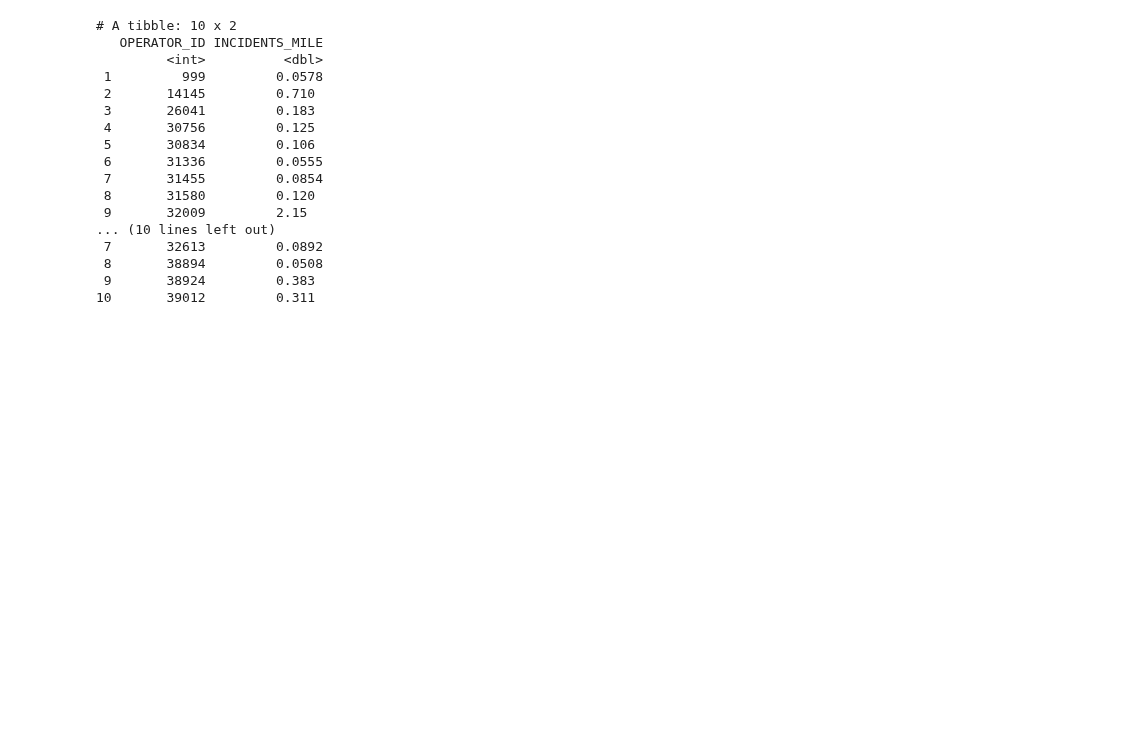
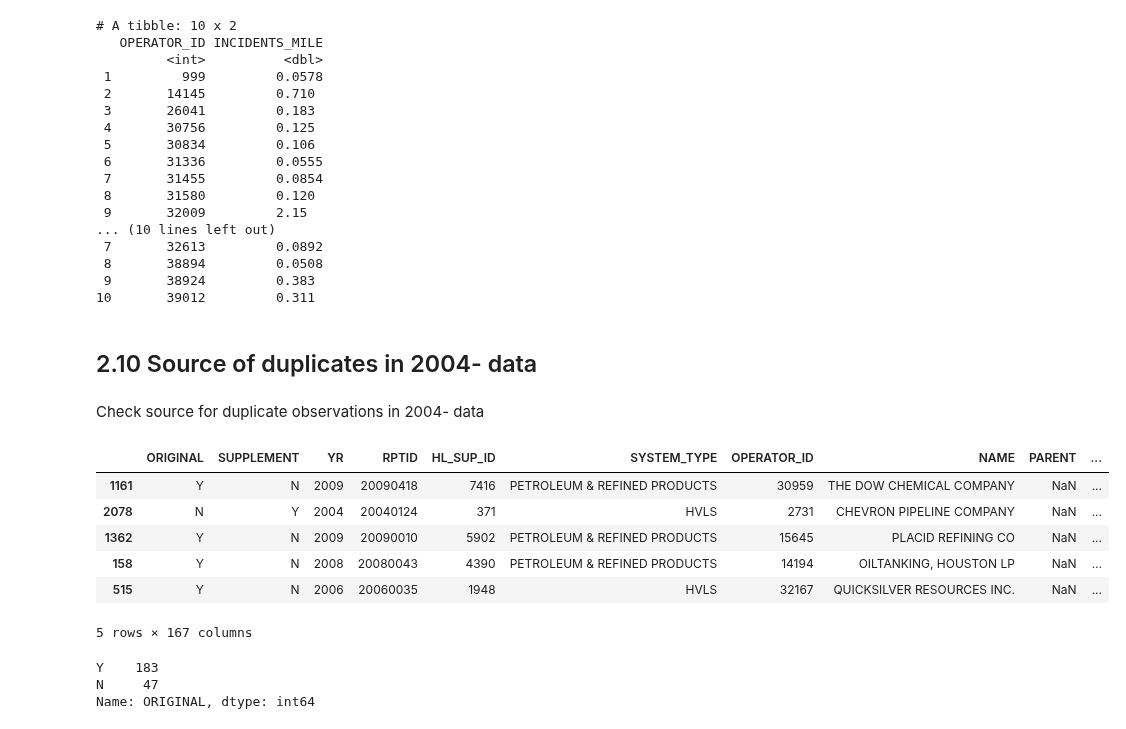
Before and after one commit to julianbarg/oil_industry, a Jupyter notebook: workbooks/2py_data_exploration.ipynb, the cells around one changed output. Cells and saved outputs as stored; diff of their text form; code cells hidden in the pictures; blank space fills up the shorter version.

Commit message:
Preparing for fully merging 2004- and 2010- data.

```diff
--- a/workbooks/2py_data_exploration.ipynb
+++ b/workbooks/2py_data_exploration.ipynb
@@ -825,3 +825,32 @@ print(incident_prone[11:20, ])
  8       38894         0.0508
  9       38924         0.383
 10       39012         0.311
+# %% [markdown]
+## 2.10 Source of duplicates in 2004- data
+# %% [markdown]
+Check source for duplicate observations in 2004- data
+# %%
+from os import listdir
+
+pipelines_2004_2009 = [file for file in listdir('../data/pipelines_2004_2009_2019-08-02/') if 'annual_hazardous_liquid' in file]
+pipelines_2004_2009 = pd.concat([pd.read_excel(f'../data/pipelines_2004_2009_2019-08-02/{file}')
+                                 for file in pipelines_2004_2009])
+pipelines_2004_2009 = pipelines_2004_2009.reset_index(drop = True)
+
+pipelines_2004_2009.sample(5)
+# %% [output]
+|  | ORIGINAL | SUPPLEMENT | YR | RPTID | HL_SUP_ID | SYSTEM_TYPE | OPERATOR_ID | NAME | PARENT | ... |
+| 1161 | Y | N | 2009 | 20090418 | 7416 | PETROLEUM & REFINED PRODUCTS | 30959 | THE DOW CHEMICAL COMPANY | NaN | ... |
+| 2078 | N | Y | 2004 | 20040124 | 371 | HVLS | 2731 | CHEVRON PIPELINE COMPANY | NaN | ... |
+| 1362 | Y | N | 2009 | 20090010 | 5902 | PETROLEUM & REFINED PRODUCTS | 15645 | PLACID REFINING CO | NaN | ... |
+| 158 | Y | N | 2008 | 20080043 | 4390 | PETROLEUM & REFINED PRODUCTS | 14194 | OILTANKING, HOUSTON LP | NaN | ... |
+| 515 | Y | N | 2006 | 20060035 | 1948 | HVLS | 32167 | QUICKSILVER RESOURCES INC. | NaN | ... |
+5 rows × 167 columns
+# %%
+duplicates = pipelines_2004_2009.loc[pipelines_2004_2009.duplicated(subset=['OPERATOR_ID', 'YR', 'SYSTEM_TYPE'],
+                                                                    keep=False)]
+duplicates['ORIGINAL'].value_counts()
+# %% [output]
+Y    183
+N     47
+Name: ORIGINAL, dtype: int64
```
Also changed, not shown: parts of 3 cells of this notebook.
